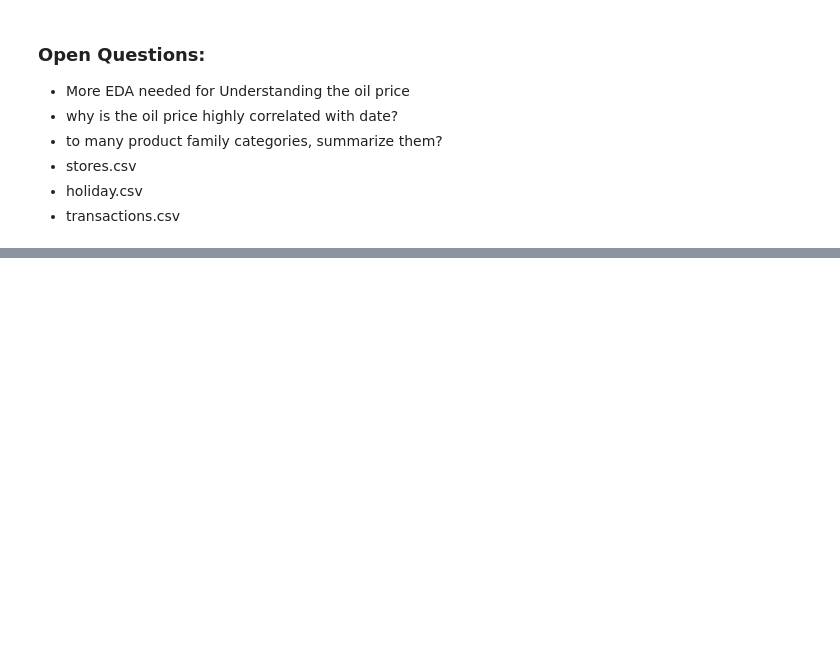
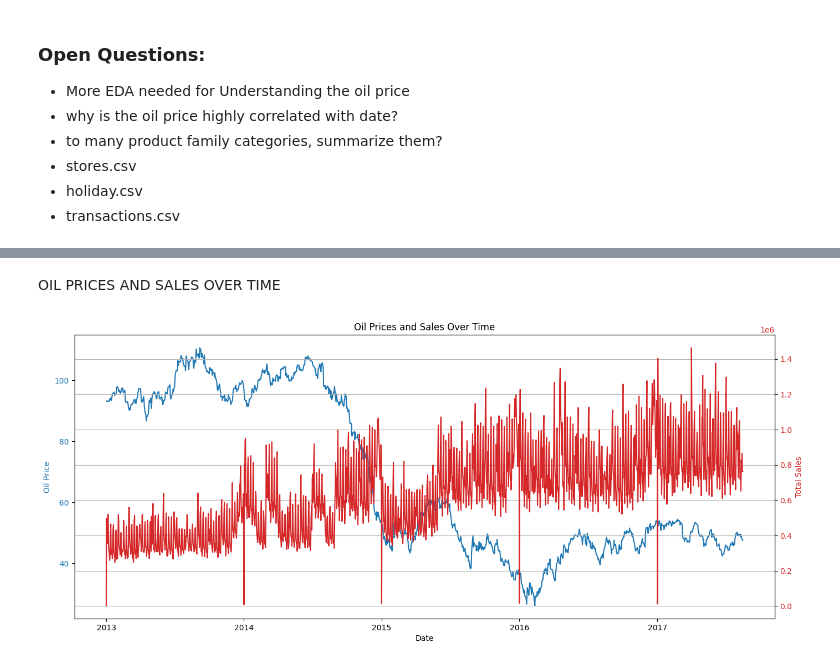
Before and after one commit to frederikerpenstein/capstone-project-sales-forecast, a Jupyter notebook: notebooks/01_Data_Load_EDA.ipynb, the cells around one changed output, grey strips where cells are left out. Saved outputs shown, nothing was run; the diff lists cells and outputs as text; code cells hidden in the pictures; blank space fills up the shorter version.

```diff
--- a/notebooks/01_Data_Load_EDA.ipynb
+++ b/notebooks/01_Data_Load_EDA.ipynb
@@ -733,0 +753,35 @@ print(df_combined.head(15))
+# %% [markdown]
+OIL PRICES AND SALES OVER TIME
+# %%
+# Ensure the correct variable names for oil and sales data
+import matplotlib.pyplot as plt
+import seaborn as sns
+
+# Aggregate total sales per date from the training dataset (df_train)
+sales_per_day = df_train.groupby('date')['sales'].sum().reset_index()
+
+# Ensure oil and sales data have the same date range (if necessary, merge or filter)
+df_oil_sales = pd.merge(df_oil, sales_per_day, on='date', how='inner')
+
+# Create a plot with two y-axes: one for oil prices and one for sales
+fig, ax1 = plt.subplots(figsize=(14, 6))
+
+# First y-axis for oil prices
+ax1.set_xlabel('Date')
+ax1.set_ylabel('Oil Price', color='tab:blue')
+ax1.plot(df_oil_sales['date'], df_oil_sales['dcoilwtico'], color='tab:blue', label='Oil Price')
+ax1.tick_params(axis='y', labelcolor='tab:blue')
+
+# Second y-axis for sales
+ax2 = ax1.twinx()  # instantiate a second y-axis sharing the same x-axis
+ax2.set_ylabel('Total Sales', color='tab:red')  # set label for the second y-axis
+ax2.plot(df_oil_sales['date'], df_oil_sales['sales'], color='tab:red', label='Total Sales')
+ax2.tick_params(axis='y', labelcolor='tab:red')
+
+# Add grid and title
+fig.tight_layout()  # ensure the right y-axis does not overlap
+plt.title('Oil Prices and Sales Over Time')
+plt.grid(True)
+plt.show()
+# %% [output]
+[figure, added]
```
Also changed, not shown: parts of 25 cells of this notebook.
